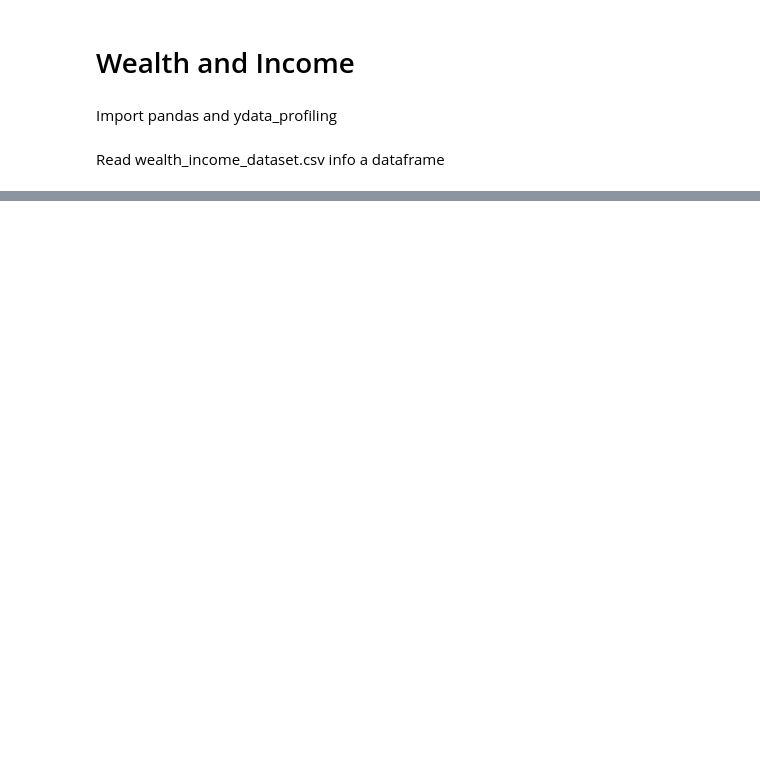
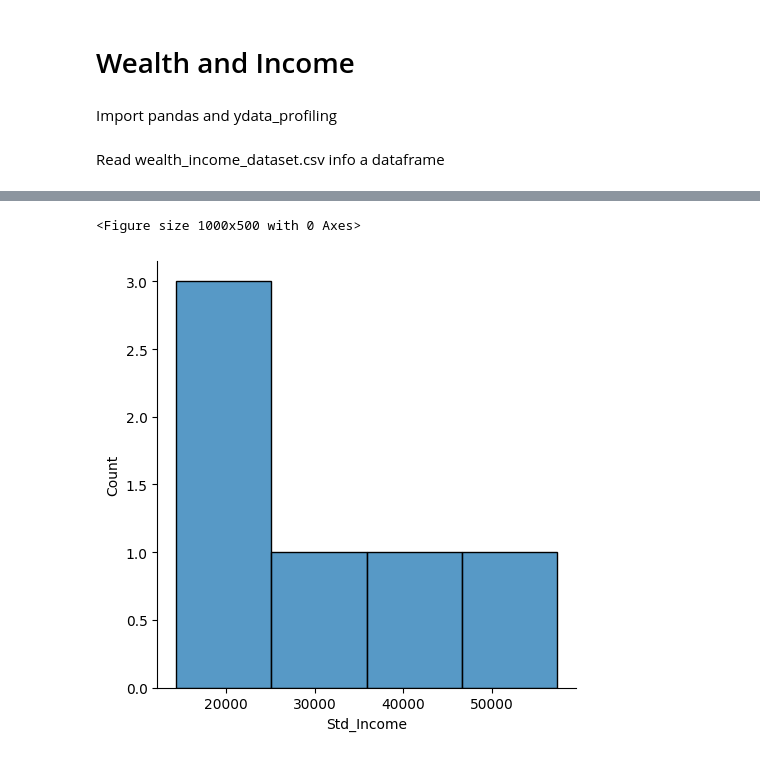
Before and after one commit to Brezzor/KEA_1.Semester_AI, a Jupyter notebook: 01._Lecture_6/wealth-income.ipynb, the cells around one changed output, grey strips where cells are left out. Cells and saved outputs as stored; diff of their text form; code cells hidden in the pictures; blank space fills up the shorter version.

```diff
--- a/01._Lecture_6/wealth-income.ipynb
+++ b/01._Lecture_6/wealth-income.ipynb
@@ -62,0 +74,8 @@ ydata_profiling.ProfileReport(df).to_file('wealth-income.html')
+# %%
+plt.figure(figsize=(10,5))
+order = edu_stats.sort_values("Std_Income")["Education"].tolist()
+sns.displot(data=edu_stats,x="Std_Income", kind='hist')
+plt.show()
+# %% [output]
+<Figure size 1000x500 with 0 Axes>
+[figure, added]
```
Also changed, not shown: parts of 16 cells of this notebook.
